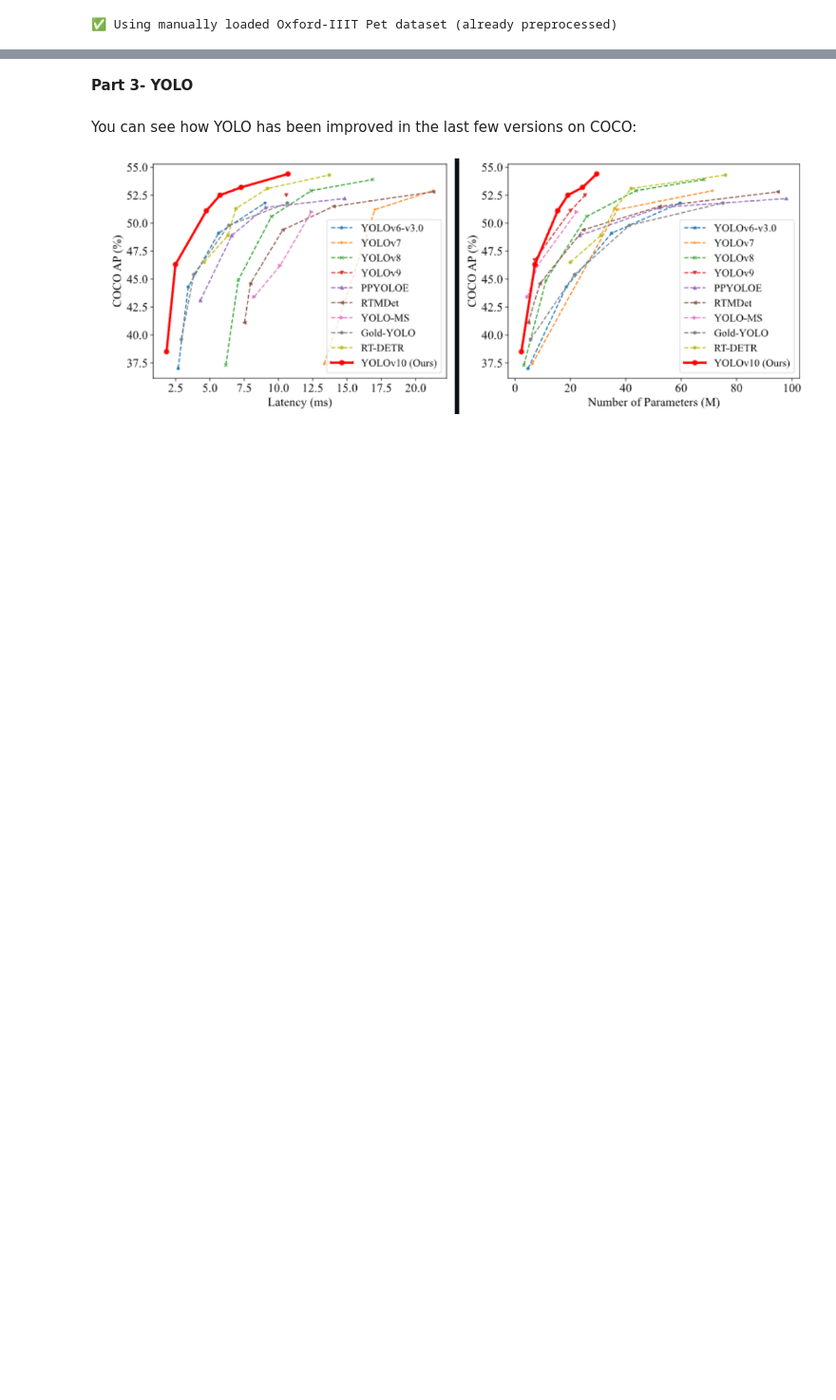
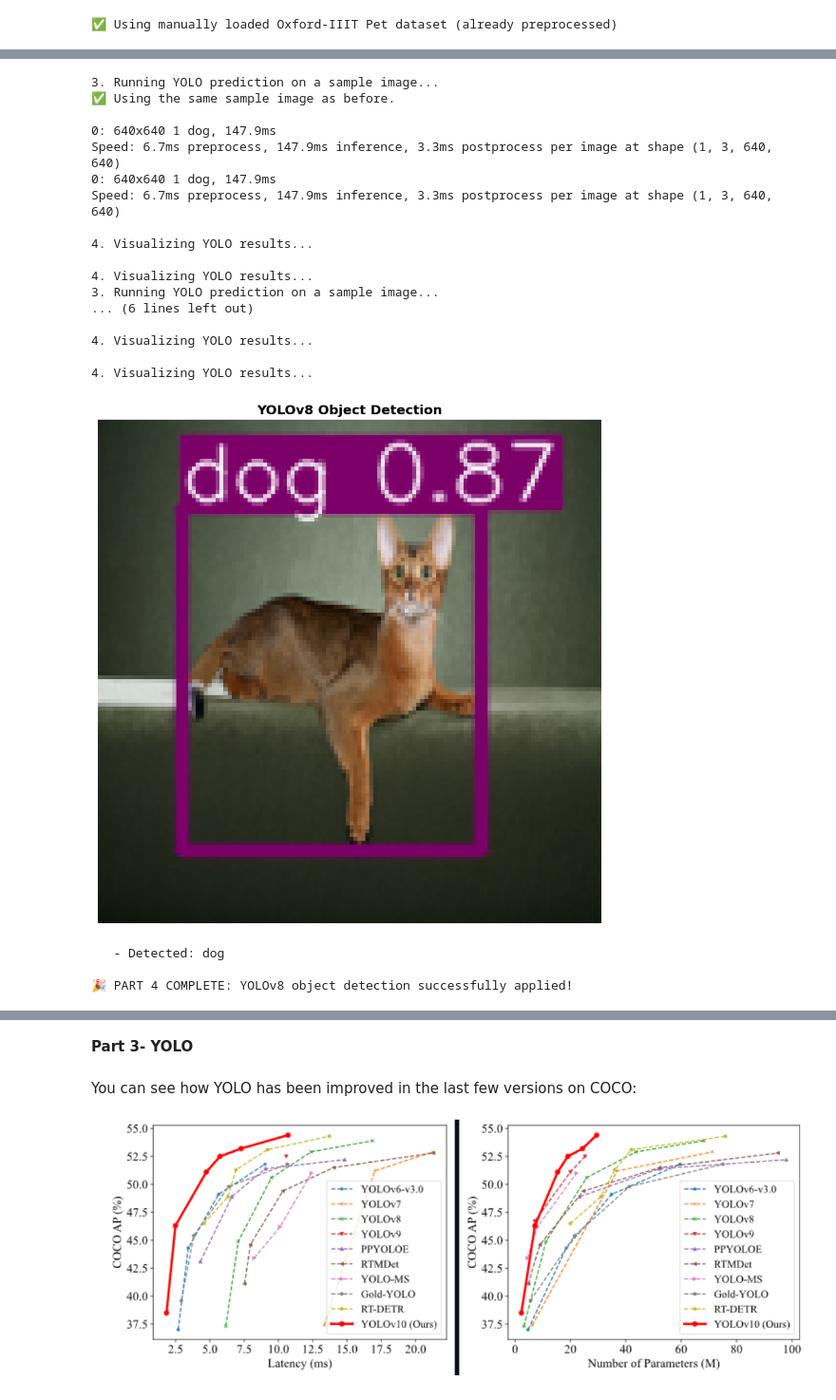
Before and after one commit to marstonsward/aai_521_computer_vision, a Jupyter notebook: module_3/Marston_Ward_Assignment3.ipynb, the cells around one changed output, grey strips where cells are left out. Shown at 95% size. Drawn from its saved outputs; the diff is of its cells as text; code cells hidden in the pictures; blank space fills up the shorter version.

```diff
--- a/module_3/Marston_Ward_Assignment3.ipynb
+++ b/module_3/Marston_Ward_Assignment3.ipynb
@@ -907,0 +1168,68 @@ print("✅ Using manually loaded Oxford-IIIT Pet dataset (already preprocessed)"
+# %%
+# 3. Run YOLO prediction on a sample image
+print("3. Running YOLO prediction on a sample image...")
+
+# We'll use the same sample image from the previous step for comparison
+# The 'yolo_model' can directly accept a PIL image, a numpy array, or a file path.
+
+try:
+    # The 'sample_image_pil' variable should still be in memory from the Mask R-CNN step
+    if 'sample_image_pil' in locals():
+        print("✅ Using the same sample image as before.")
+
+        # Perform prediction
+        yolo_results = yolo_model(sample_image_pil)
+
+        # 4. Visualize the results
+        print("\n4. Visualizing YOLO results...")
+
+        # The results object has a 'plot()' method that returns an image with detections drawn on it.
+        # The image is in BGR format by default, so we convert it to RGB for display.
+        if yolo_results:
+            result_image_bgr = yolo_results[0].plot()
+            result_image_rgb = cv2.cvtColor(result_image_bgr, cv2.COLOR_BGR2RGB)
+
+            plt.figure(figsize=(10, 10))
+            plt.imshow(result_image_rgb)
+            plt.axis('off')
+            plt.title("YOLOv8 Object Detection", fontweight='bold')
+            plt.show()
+
+            # Print the detected objects
+            names = yolo_model.names
+            for r in yolo_results:
+                for c in r.boxes.cls:
+                    print(f"   - Detected: {names[int(c)]}")
+
+        else:
+            print("No objects detected by YOLO.")
+
+    else:
+        print("❌ Sample image not found. Please run the Mask R-CNN prediction cell first.")
+
+except Exception as e:
+    print(f"❌ An error occurred during YOLO prediction: {e}")
+
+print("\n🎉 PART 4 COMPLETE: YOLOv8 object detection successfully applied!")
+# %% [output]
+3. Running YOLO prediction on a sample image...
+✅ Using the same sample image as before.
+
+0: 640x640 1 dog, 147.9ms
+Speed: 6.7ms preprocess, 147.9ms inference, 3.3ms postprocess per image at shape (1, 3, 640, 640)
+0: 640x640 1 dog, 147.9ms
+Speed: 6.7ms preprocess, 147.9ms inference, 3.3ms postprocess per image at shape (1, 3, 640, 640)
+
+4. Visualizing YOLO results...
+
+4. Visualizing YOLO results...
+3. Running YOLO prediction on a sample image...
+... (6 lines left out)
+
+4. Visualizing YOLO results...
+
+4. Visualizing YOLO results...
+[figure, added]
+   - Detected: dog
+
+🎉 PART 4 COMPLETE: YOLOv8 object detection successfully applied!
```
Also changed, not shown: parts of 21 cells of this notebook, 2 other files.
